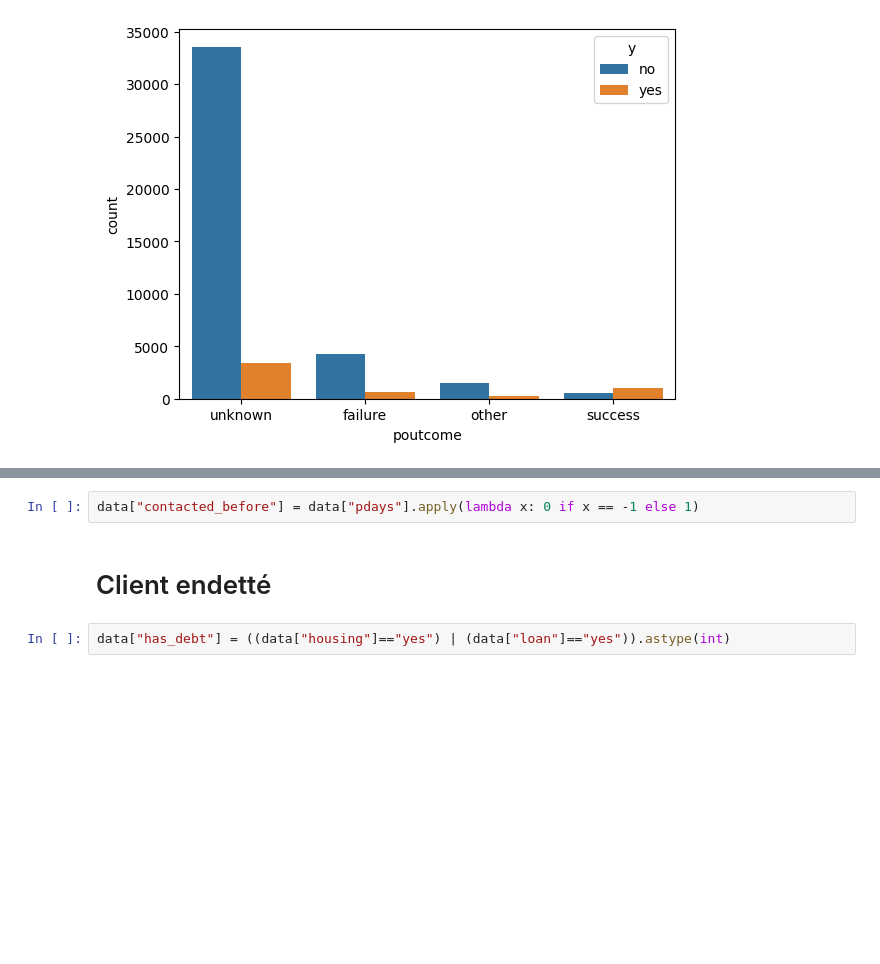
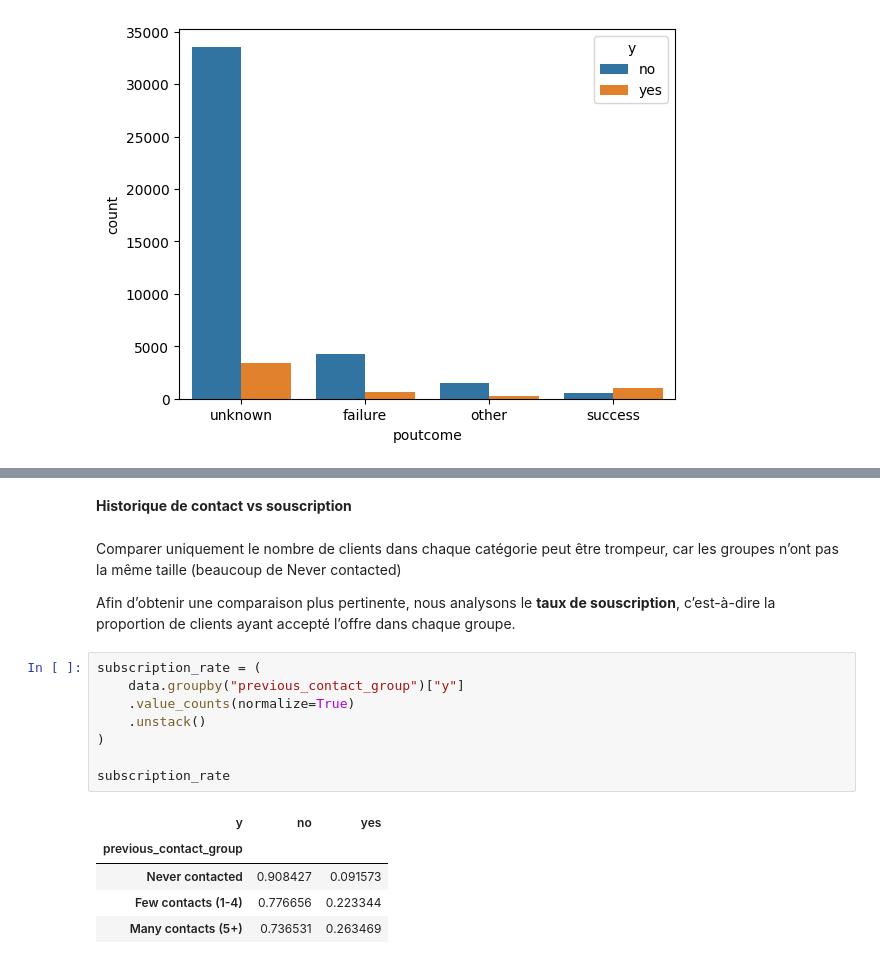
Before and after one commit to yvannerosane/Projet1, a Jupyter notebook: Notebook.ipynb, the cells around one changed output, grey strips where cells are left out. Saved outputs shown, nothing was run; the diff lists cells and outputs as text; blank space fills up the shorter version.

```diff
--- a/Notebook.ipynb
+++ b/Notebook.ipynb
@@ -264,6 +301,20 @@ data["age_group"] = pd.cut(
-# %%
-data["contacted_before"] = data["pdays"].apply(lambda x: 0 if x == -1 else 1)
-# %% [markdown]
-# Client endetté
-# %%
-data["has_debt"] = ((data["housing"]=="yes") | (data["loan"]=="yes")).astype(int)
+# %% [markdown]
+**Historique de contact vs souscription**
+# %% [markdown]
+Comparer uniquement le nombre de clients dans chaque catégorie peut être trompeur, car les groupes n’ont pas la même taille (beaucoup de Never contacted)
+
+Afin d’obtenir une comparaison plus pertinente, nous analysons le **taux de souscription**, c’est-à-dire la proportion de clients ayant accepté l’offre dans chaque groupe.
+# %%
+subscription_rate = (
+    data.groupby("previous_contact_group")["y"]
+    .value_counts(normalize=True)
+    .unstack()
+)
+
+subscription_rate
+# %% [output]
+| y | no | yes |
+| previous_contact_group |  |  |
+| Never contacted | 0.908427 | 0.091573 |
+| Few contacts (1-4) | 0.776656 | 0.223344 |
+| Many contacts (5+) | 0.736531 | 0.263469 |
```
Also changed, not shown: parts of 35 cells of this notebook.
